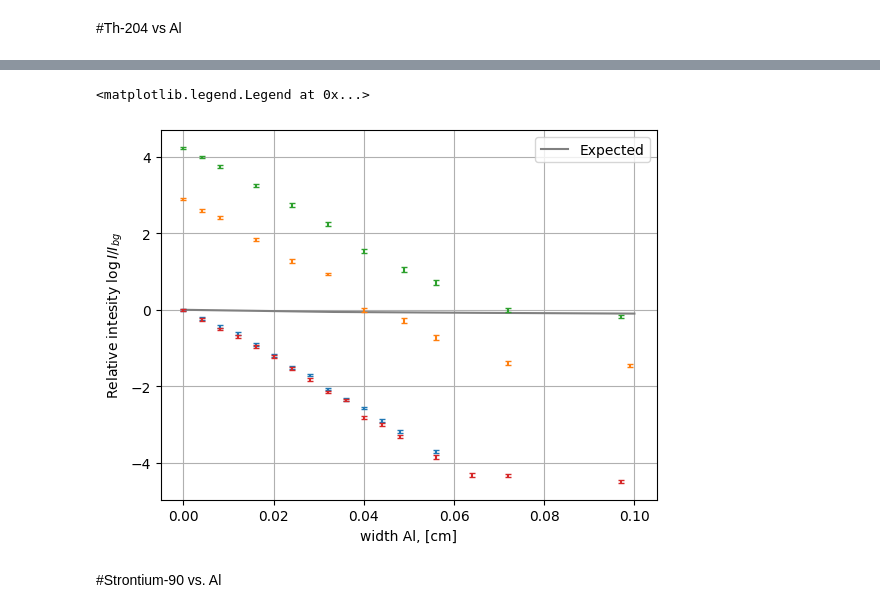
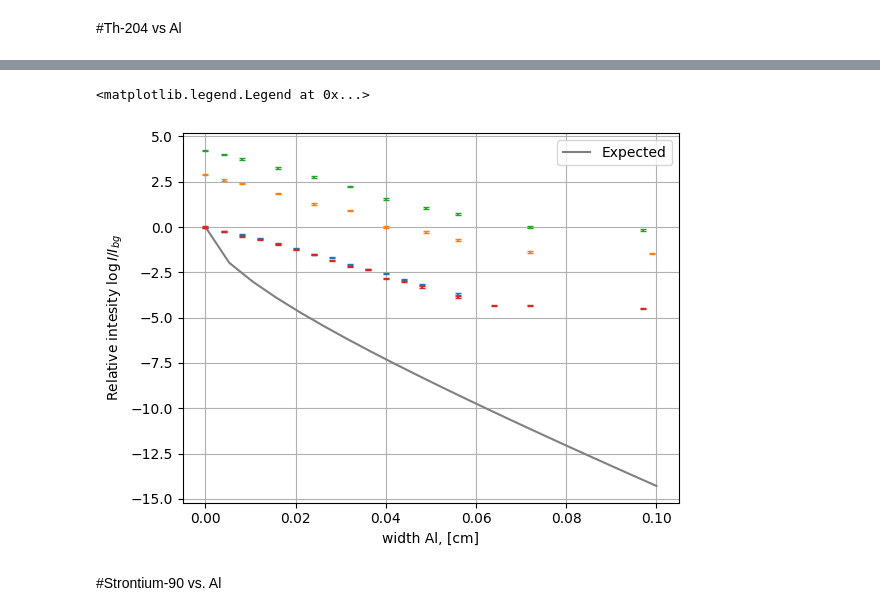
Before and after one commit to evgeny-kolonsky/Lab4, a Jupyter notebook: NU/Attenuation_model.ipynb, the cells around one changed output, grey strips where cells are left out. Cells and saved outputs as stored; diff of their text form; code cells hidden in the pictures.

Commit message:
v0.1.2 beta separated from gamma
corrected beta

```diff
--- a/NU/Attenuation_model.ipynb
+++ b/NU/Attenuation_model.ipynb
@@ -316,6 +420,8 @@ plt.yscale('log')
 # %%
 for depth in np.linspace(0, depth_max, 4):
-  i_spectrum = I0 * np.exp(- mu_spectrum * depth * rho)
+  i_spectrum  = I0 * 0
+  i_spectrum += I0 * np.exp(- mu_spectrum_gamma * depth * rho)
+  i_spectrum += I0_beta * np.exp(- mu_spectrum_beta * depth * rho)
   plt.plot(Espace, i_spectrum, label=f' depth {depth:.1f} cm')
 
 plt.legend()
@@ -327,8 +433,9 @@ Text(0, 0.5, 'Intensity spectrum, a.u.')
 # %%
 total_i = np.array([])
-depths = np.linspace(0, depth_max, 4)
+depths = np.linspace(0, depth_max, 100)
 for depth in depths:
-  s = np.sum(I0 * np.exp(- mu_spectrum * depth * rho) )
+  s = np.sum(I0 * np.exp(- mu_spectrum_gamma * depth * rho) )
+  s += np.sum(I0_beta * np.exp(- mu_spectrum_beta * depth * rho) )
   total_i = np.append(total_i, s )
 
 total_i /= total_i[0]
@@ -369,22 +478,23 @@ material = 'Al'
 depth_max = 0.1 #cm
 rho = 2.7 # g/cm3
 
-I0 = zero_spectrum()
-I0 += beta_spectrum(0.763) * 0.97
-I0 += beta_spectrum(0.344) * 0.03
+I0_beta = beta_spectrum(0.763)
+I0_beta /= np.sum(I0_beta)
 
 
-mu_spectrum = mu_interpolate(Espace, material=material)
-plt.plot(Espace, mu_spectrum, '.', label=f'Spectrum below {beta_Emax = } MeV')
+mu_spectrum_beta = mu_interpolate(Espace, material=material, decaytype='beta')
+plt.plot(Espace, mu_spectrum_beta, '.', label=f'mu beta')
 
 # Reference data
-E, mu = get_Emu(material)
-plt.plot(E, mu, '^', label=f'{material} NIST')
+E, mu_beta = get_Emu(material, 'beta')
+plt.plot(E, mu_beta, '1', label=f'{material} PAPER')
 
 plt.xlabel('Energy, MeV')
 plt.ylabel('mu, cm2/g')
 plt.legend()
 
+#plt.axvline(beta_Emax, ymin=0, ymax=1, color='k', linestyle='--')
+#plt.axvline(gamma_Energy, ymin=0, ymax=1, color='k', linestyle='--')
 plt.xscale('log')
 plt.yscale('log')
 # %% [output]
@@ -401,8 +501,0 @@ Text(0, 0.5, 'I, a.u.')
-# %%
-for depth in np.linspace(0, depth_max, 4):
-  i_spectrum = I0 * np.exp(-mu_spectrum * depth * rho)
-  plt.plot(Espace, i_spectrum, label=f' depth {depth:.2f} cm')
-
-plt.legend()
-plt.xlabel('Energy, MeV')
-plt.ylabel('Intensity spectrum, a.u.')
@@ -412,38 +502,38 @@ Text(0, 0.5, 'Intensity spectrum, a.u.')
 # %%
 total_i = np.array([])
-depths = np.linspace(0, depth_max, 4)
+depths = np.linspace(0, depth_max, 20)
 for depth in depths:
-  s = np.sum(I0 * np.exp(- mu_spectrum * depth * rho) )
+  s = np.sum(I0_beta * np.exp(- mu_spectrum_beta * depth * rho) )
   total_i = np.append(total_i, s )
 
 total_i /= total_i[0]
 plt.plot(depths, np.log(total_i), color='gray', label='Expected')
 
 URL = 'https://raw.githubusercontent.com/tphlabs/data/main/Lab4_Nuclear/2023_12_28/'
 
 for num in [2, 3, 5, 7]:
   filename = f'Tl-204_{num}.txt'
   d, counts, time = np.genfromtxt( URL + filename, unpack=True)
 
   # sort by d
   idx = np.argsort(d)
 
 
   d = d * 1e-1 # mm -> cm
   delta = 1/np.sqrt(counts) # relative error
   I = counts / time
   I_rel = I / I[0] # relative
   I_err = delta * I_rel
   log_I_rel = I_err / I_rel # error of log
 
   plt.errorbar(d, np.log(I_rel), capsize=2, yerr=log_I_rel, linestyle='')
 
 plt.xlabel('width Al, [cm]')
 plt.ylabel(r'Relative intesity $\log I/I_{bg}$')
 plt.grid()
 plt.legend()
 # %% [output]
 <matplotlib.legend.Legend at 0x...>
-[figure, old version]
+[figure, new version]
 # %% [markdown]
 #Strontium-90 vs. Al
```
Also changed, not shown: parts of 16 cells of this notebook.
